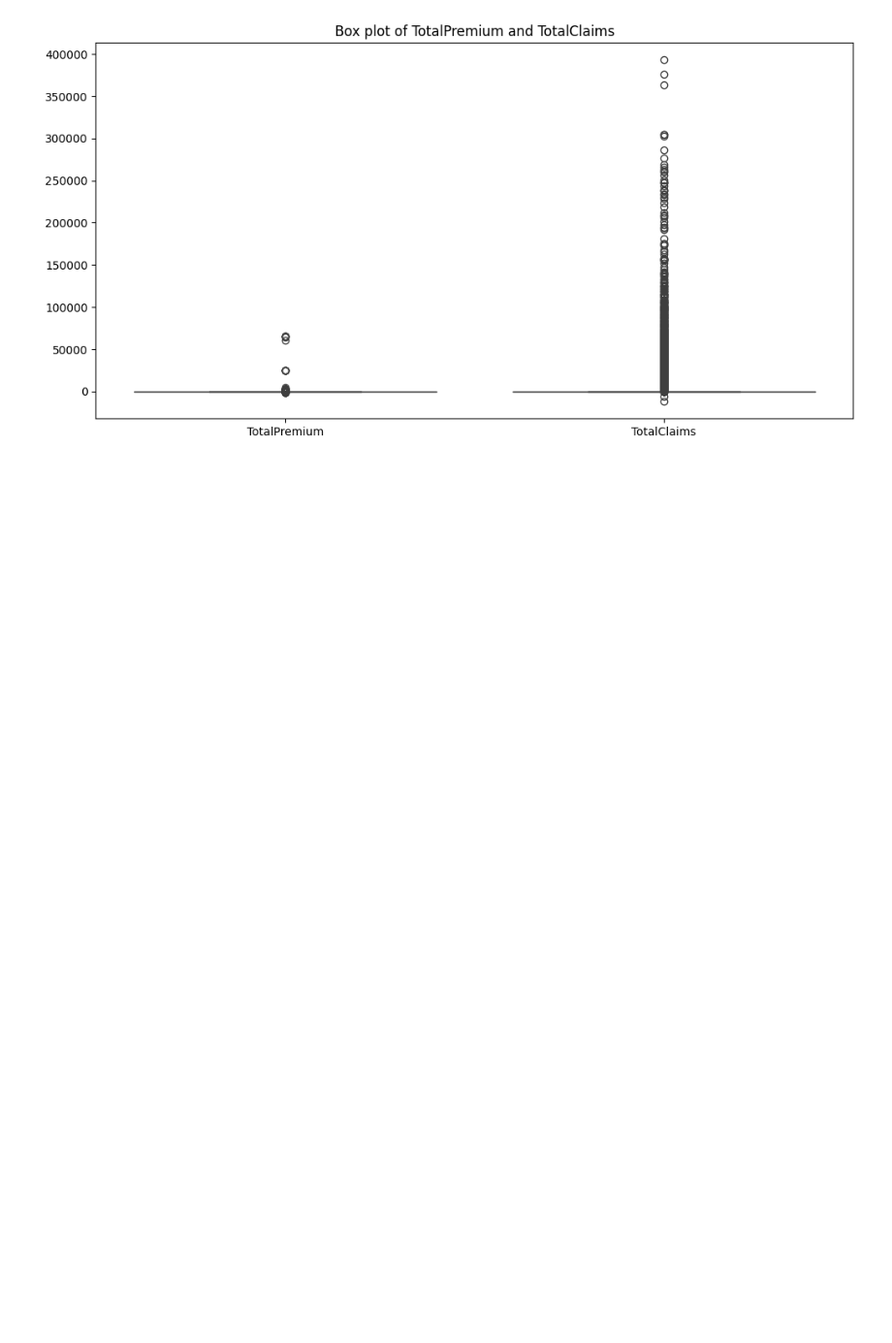
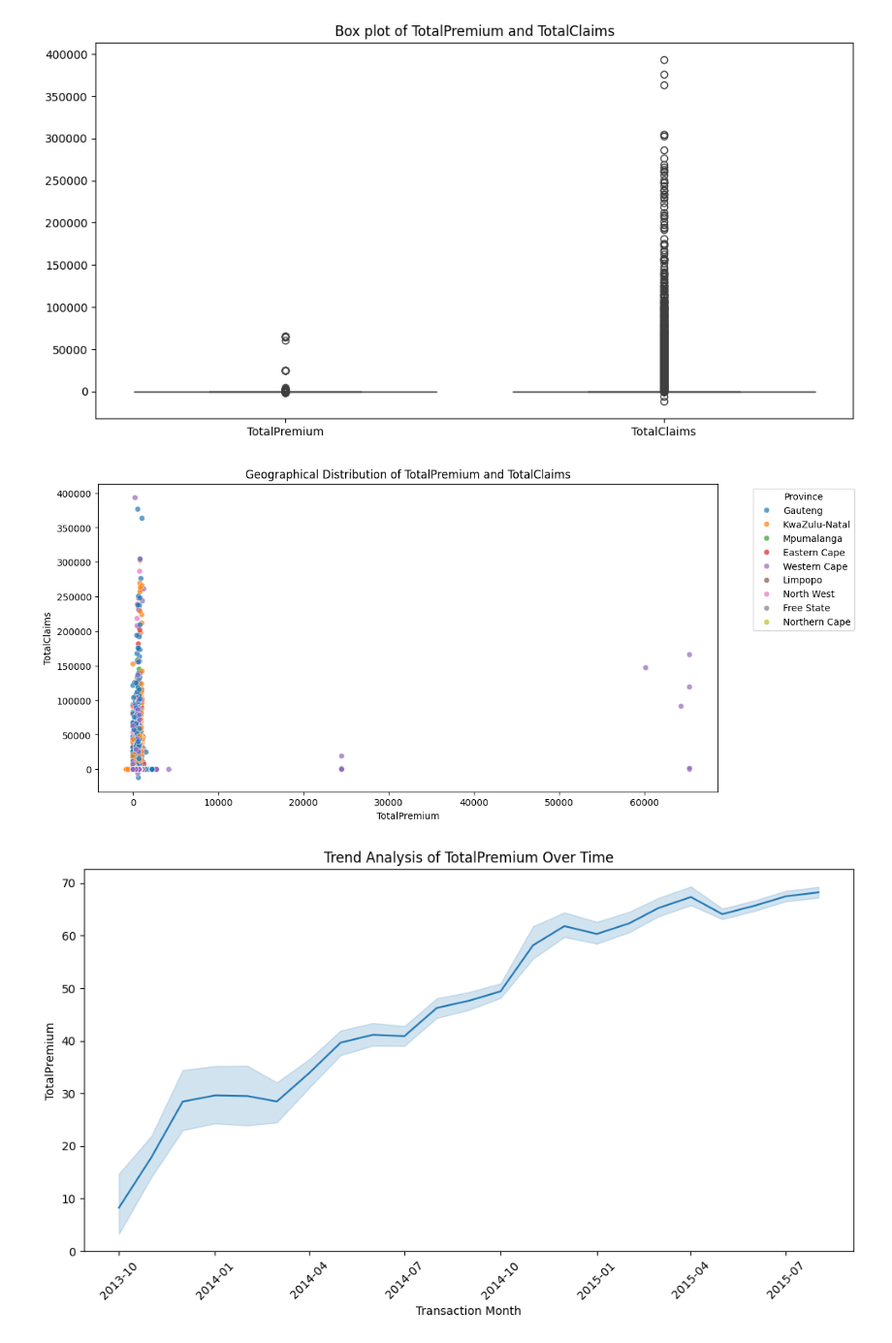
Before and after one commit to juniorworku/alpha-care-Insure-Analytics, a Jupyter notebook: notebooks/eda_stat.ipynb, the cells around one changed output. Shown: that part at 97% size. Saved outputs shown, nothing was run; the diff lists cells and outputs as text; code cells hidden in the pictures; blank space fills up the shorter version.

Commit message:
more data viz analysis

```diff
--- a/notebooks/eda_stat.ipynb
+++ b/notebooks/eda_stat.ipynb
@@ -195,3 +165,34 @@ Passing `palette` without assigning `hue` is deprecated and will be removed in v
 [figure]
 [figure]
 [figure]
+# %%
+# Task 7: Visualization
+# Plot 1: Geographical Distribution of TotalPremium and TotalClaims
+plt.figure(figsize=(12, 6))
+sns.scatterplot(x='TotalPremium', y='TotalClaims', hue='Province', data=data, alpha=0.7)
+plt.title('Geographical Distribution of TotalPremium and TotalClaims')
+plt.xlabel('TotalPremium')
+plt.ylabel('TotalClaims')
+plt.legend(title='Province', bbox_to_anchor=(1.05, 1), loc='upper left')
+plt.show()
+
+# Plot 2: Trend Analysis of TotalPremium Over Time
+data['TransactionMonth'] = pd.to_datetime(data['TransactionMonth'])
+plt.figure(figsize=(12, 6))
+sns.lineplot(x='TransactionMonth', y='TotalPremium', data=data)
+plt.title('Trend Analysis of TotalPremium Over Time')
+plt.xlabel('Transaction Month')
+plt.ylabel('TotalPremium')
+plt.xticks(rotation=45)
+plt.show()
+
+# Plot 3: Relationship Between TotalPremium and SumInsured
+plt.figure(figsize=(10, 6))
+sns.scatterplot(x='SumInsured', y='TotalPremium', data=data, alpha=0.5)
+plt.title('Relationship Between TotalPremium and SumInsured')
+plt.xlabel('SumInsured')
+plt.ylabel('TotalPremium')
+plt.show()
+# %% [output]
+[figure, added]
+[figure, added]
```
Also changed, not shown: parts of 4 cells of this notebook.
